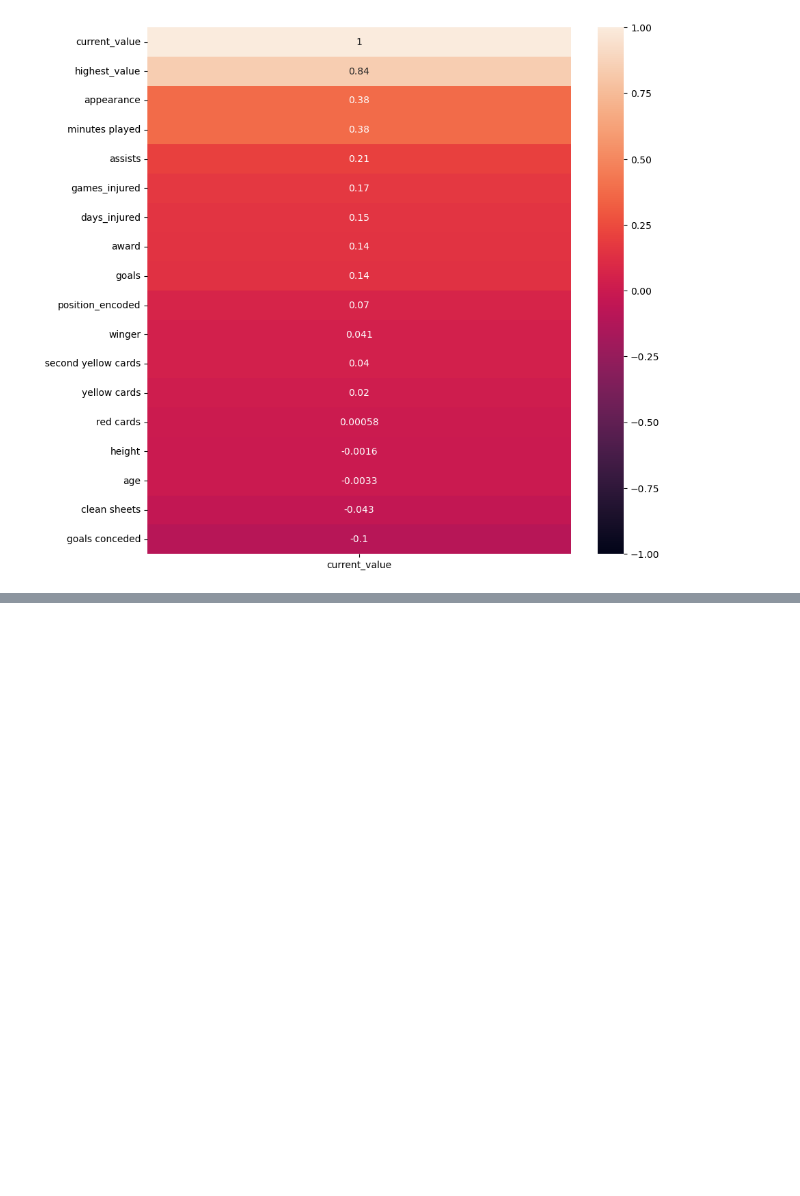
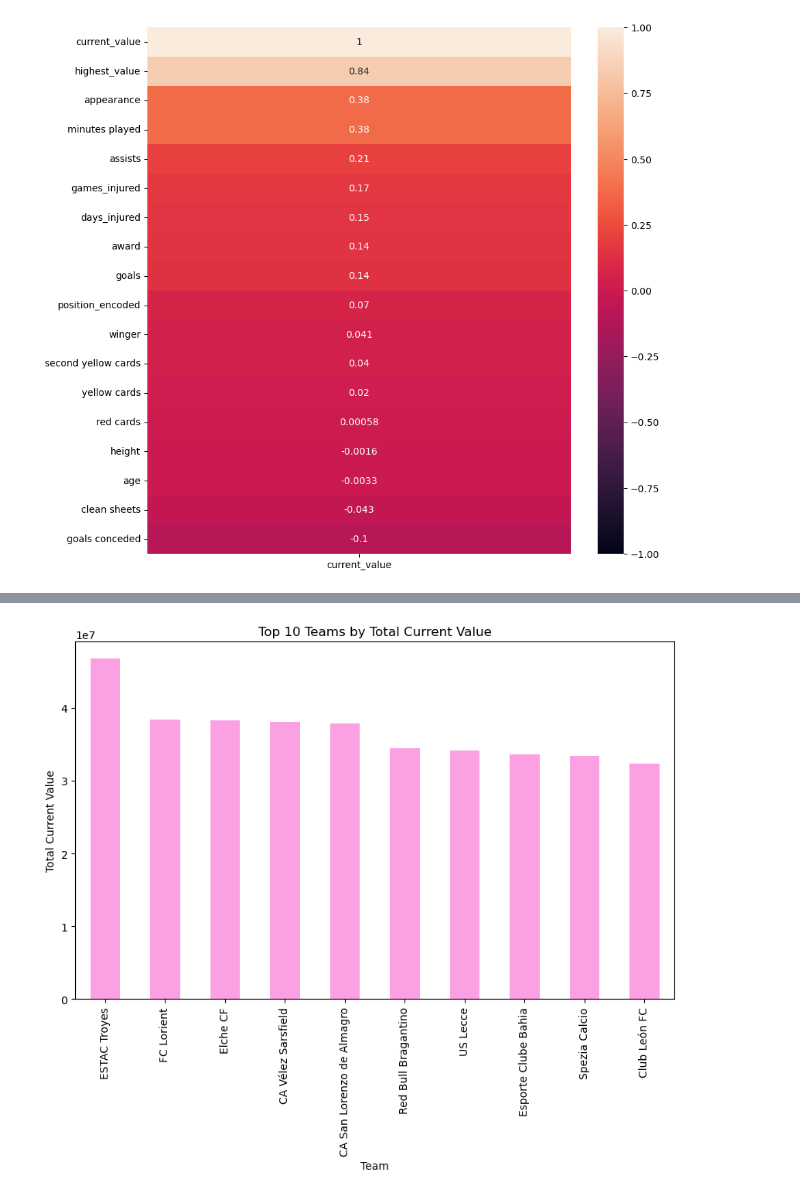
Before and after one commit to almalkiashwaq0/Predicting-Players-Transfer-Prices, a Jupyter notebook: EDA-7-Copy1.ipynb, the cells around one changed output, grey strips where cells are left out. Saved outputs shown, nothing was run; the diff lists cells and outputs as text; code cells hidden in the pictures; blank space fills up the shorter version.

```diff
--- a/EDA-7-Copy1.ipynb
+++ b/EDA-7-Copy1.ipynb
@@ -746,0 +763,11 @@ vmin = -1, vmax = +1, annot = True, ax = ax)
+# %%
+# Top 10 teams by the average current value of their players
+team_values = df.groupby('team')['current_value'].sum().sort_values(ascending=False).head(10)
+
+team_values.plot(kind='bar', figsize=(10, 6), color='#fba0e3')
+plt.xlabel('Team')
+plt.ylabel('Total Current Value')
+plt.title('Top 10 Teams by Total Current Value')
+plt.show()
+# %% [output]
+[figure, added]
```
Also changed, not shown: parts of 7 cells of this notebook, 1 other file.
